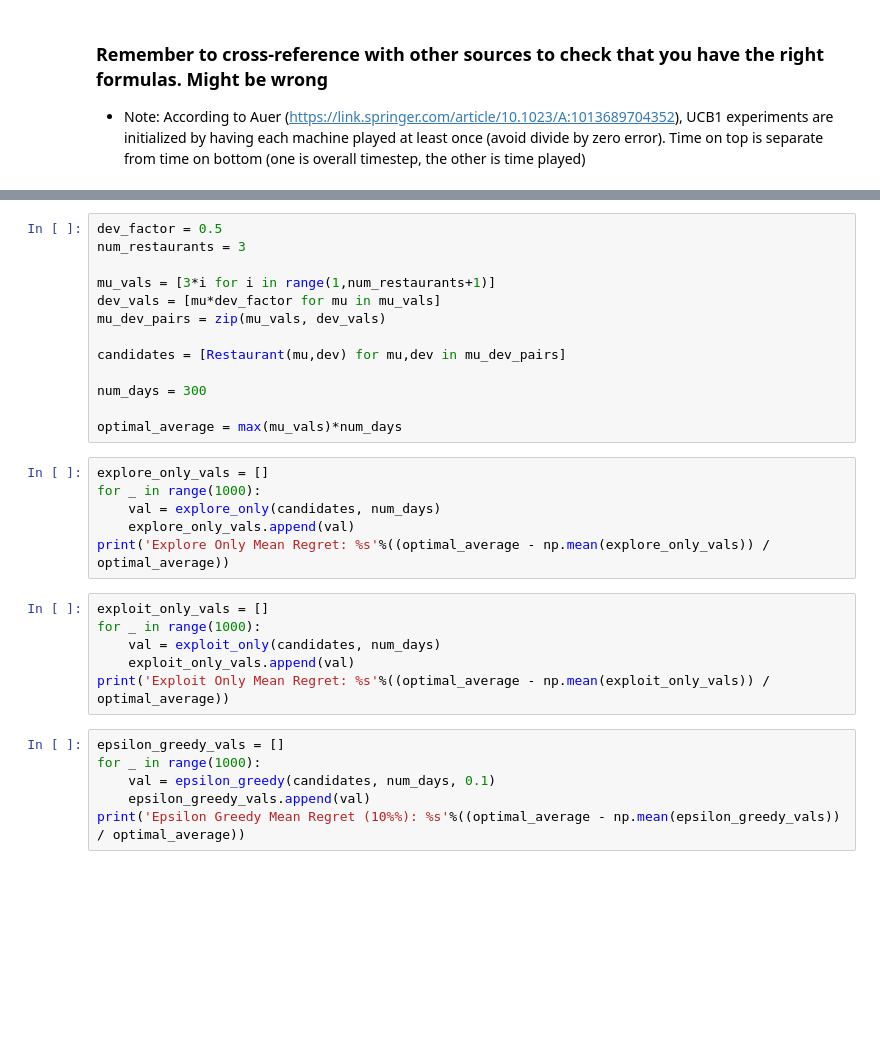
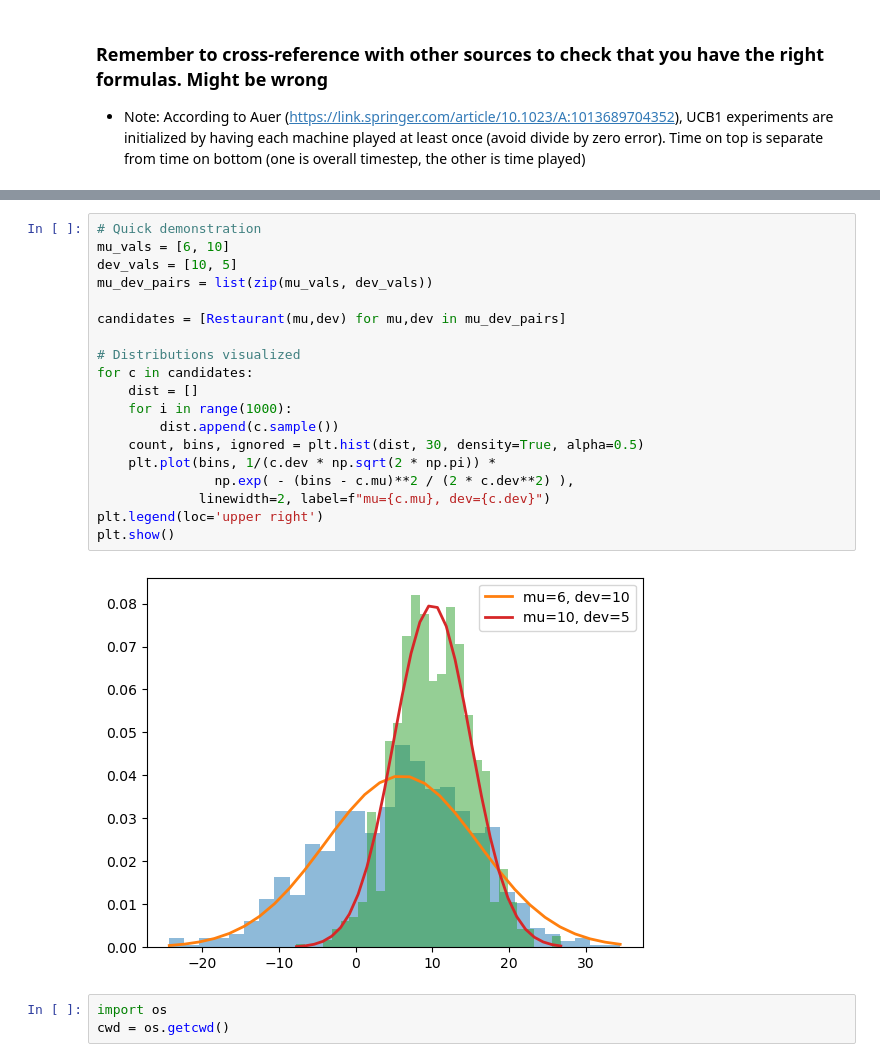
Before and after one commit to AlexPei-YuTsai/UCBTests, a Jupyter notebook: Bandit Problem Explorations.ipynb, the cells around one changed output, grey strips where cells are left out. Drawn from its saved outputs; the diff is of its cells as text; blank space fills up the shorter version.

```diff
--- a/Bandit Problem Explorations.ipynb
+++ b/Bandit Problem Explorations.ipynb
@@ -79,32 +156,25 @@ def ucb1(candidates, num_days):
     return sum(scores)
-# %%
-dev_factor = 0.5
-num_restaurants = 3
-
-mu_vals = [3*i for i in range(1,num_restaurants+1)]
-dev_vals = [mu*dev_factor for mu in mu_vals]
-mu_dev_pairs = zip(mu_vals, dev_vals)
-
-candidates = [Restaurant(mu,dev) for mu,dev in mu_dev_pairs]
-
-num_days = 300
-
-optimal_average = max(mu_vals)*num_days
-# %%
-explore_only_vals = []
-for _ in range(1000):
-    val = explore_only(candidates, num_days)
-    explore_only_vals.append(val)
-print('Explore Only Mean Regret: %s'%((optimal_average - np.mean(explore_only_vals)) / optimal_average))
-# %%
-exploit_only_vals = []
-for _ in range(1000):
-    val = exploit_only(candidates, num_days)
-    exploit_only_vals.append(val)
-print('Exploit Only Mean Regret: %s'%((optimal_average - np.mean(exploit_only_vals)) / optimal_average))
-# %%
-epsilon_greedy_vals = []
-for _ in range(1000):
-    val = epsilon_greedy(candidates, num_days, 0.1)
-    epsilon_greedy_vals.append(val)
-print('Epsilon Greedy Mean Regret (10%%): %s'%((optimal_average - np.mean(epsilon_greedy_vals)) / optimal_average))
+# %%
+# Quick demonstration
+mu_vals = [6, 10]
+dev_vals = [10, 5]
+mu_dev_pairs = list(zip(mu_vals, dev_vals))
+
+candidates = [Restaurant(mu,dev) for mu,dev in mu_dev_pairs]
+
+# Distributions visualized
+for c in candidates:
+    dist = []
+    for i in range(1000):
+        dist.append(c.sample())
+    count, bins, ignored = plt.hist(dist, 30, density=True, alpha=0.5)
+    plt.plot(bins, 1/(c.dev * np.sqrt(2 * np.pi)) *
+               np.exp( - (bins - c.mu)**2 / (2 * c.dev**2) ),
+             linewidth=2, label=f"mu={c.mu}, dev={c.dev}")
+plt.legend(loc='upper right')
+plt.show()
+# %% [output]
+[figure, added]
+# %%
+import os
+cwd = os.getcwd()
```
Also changed, not shown: parts of 21 cells of this notebook, 1 other file.
